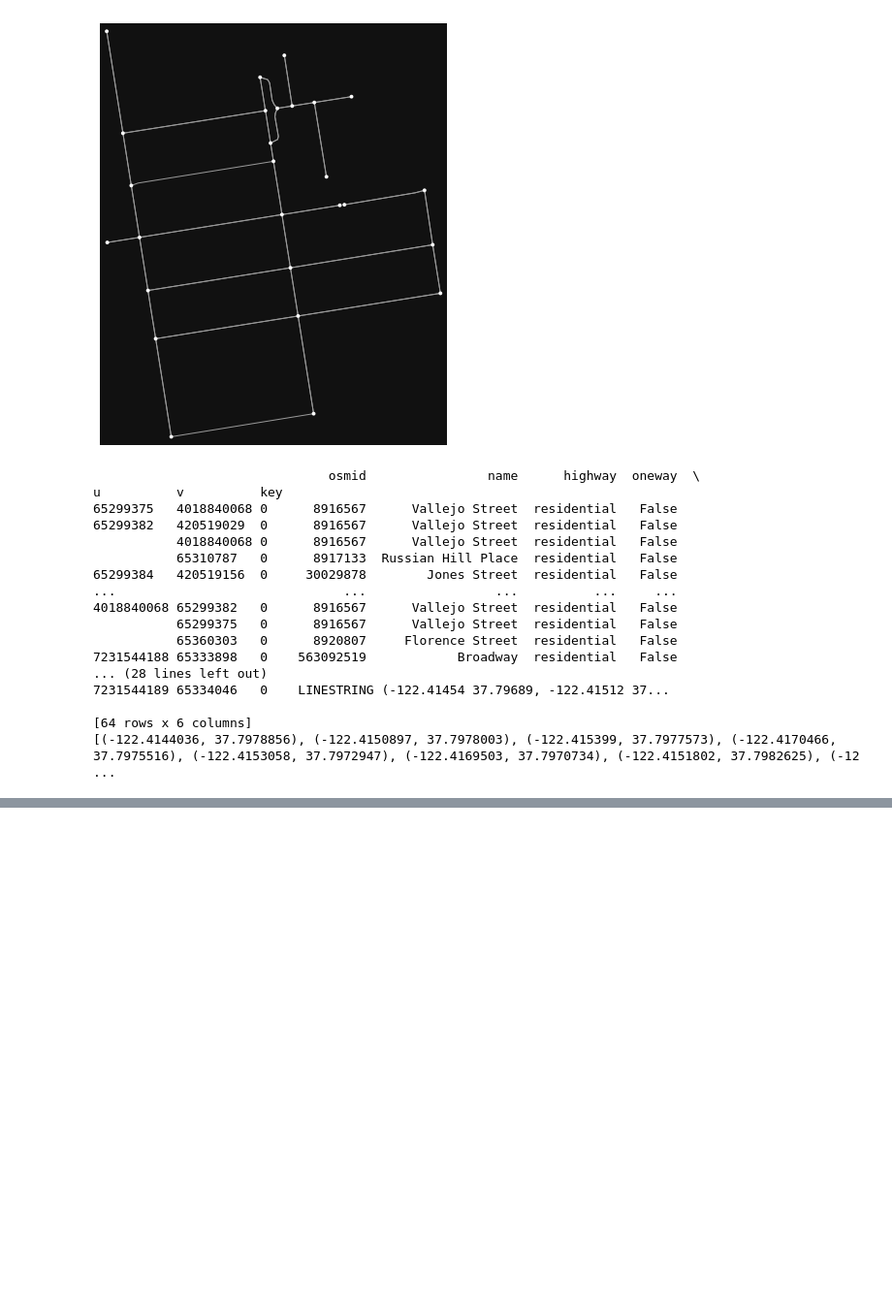
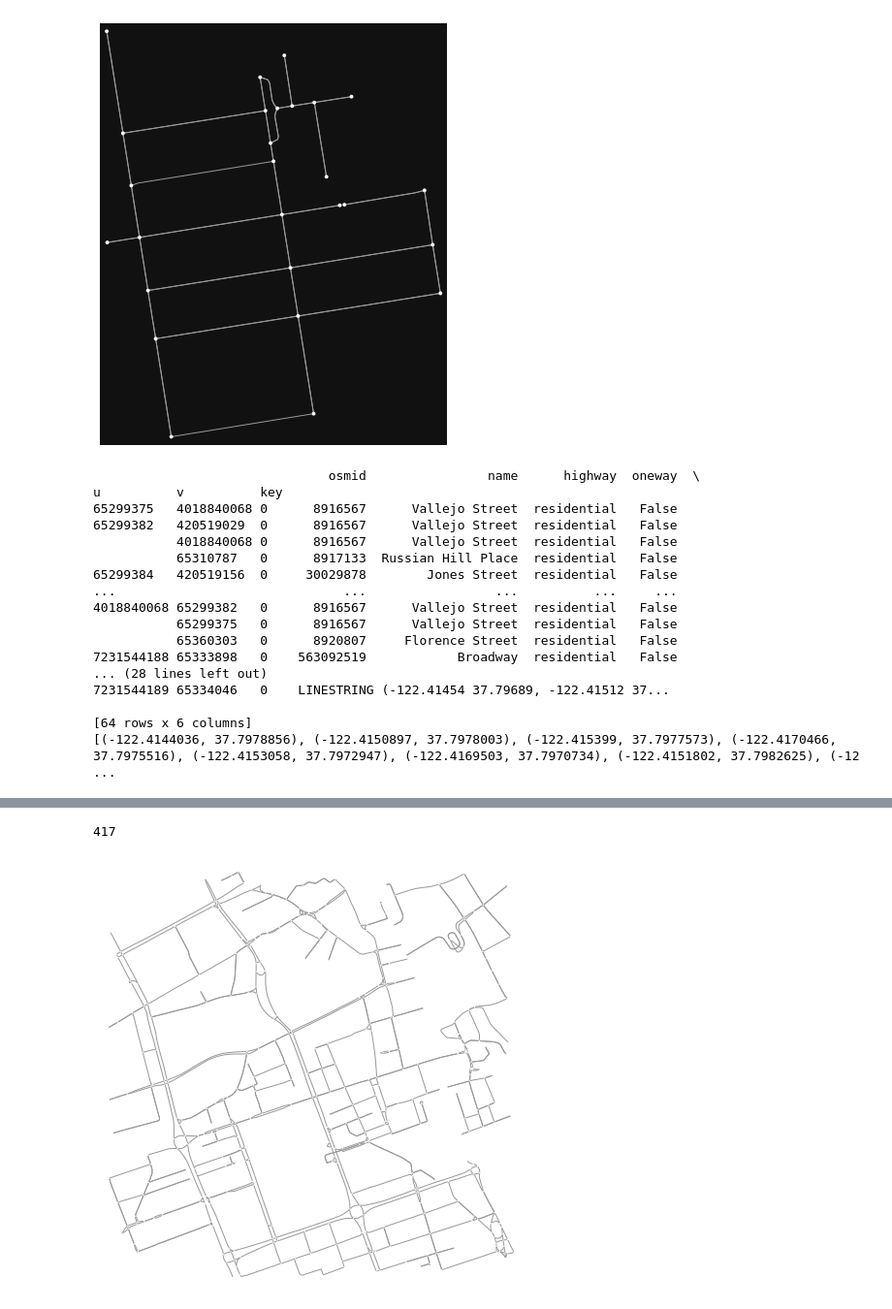
Before and after one commit to KacperWalentynowicz/route-planning, a Jupyter notebook: src/graphs/graph_download.ipynb, the cells around one changed output, grey strips where cells are left out. Shown at 97% size. Cells and saved outputs as stored; diff of their text form; code cells hidden in the pictures; blank space fills up the shorter version.

```diff
--- a/src/graphs/graph_download.ipynb
+++ b/src/graphs/graph_download.ipynb
@@ -264,2 +270,22 @@ prepare_testcases([200, 300, 400, 500, 700, 900])
 # %%
 print("Finished")
+# %%
+def prep_big():
+    np.random.seed(42)
+    X,Y = (52.236219, 21.008218)
+    range_around = 1061.62
+    name = 'biggraph'
+    G = ox.graph_from_point((X, Y), dist=range_around, network_type='drive')
+    print(len(G.nodes()))
+    nodes_geometry = ox.graph_to_gdfs(G, nodes=True, edges=False, node_geometry=True, fill_edge_geometry=False)['geometry']
+    #G = osmnx.utils_graph.get_digraph(G, weight='length')
+    mapping, revmap = calculate_node_mappings(G)
+    ox.plot_graph(G, node_size=2, bgcolor='w')
+    #save_graph(G, name)
+    save_as_simple_edgelist(G, name, mapping, nodes_geometry)
+
+
+prep_big()
+# %% [output]
+417
+[figure, added]
```
Also changed, not shown: parts of 2 cells of this notebook, 41 other files.
